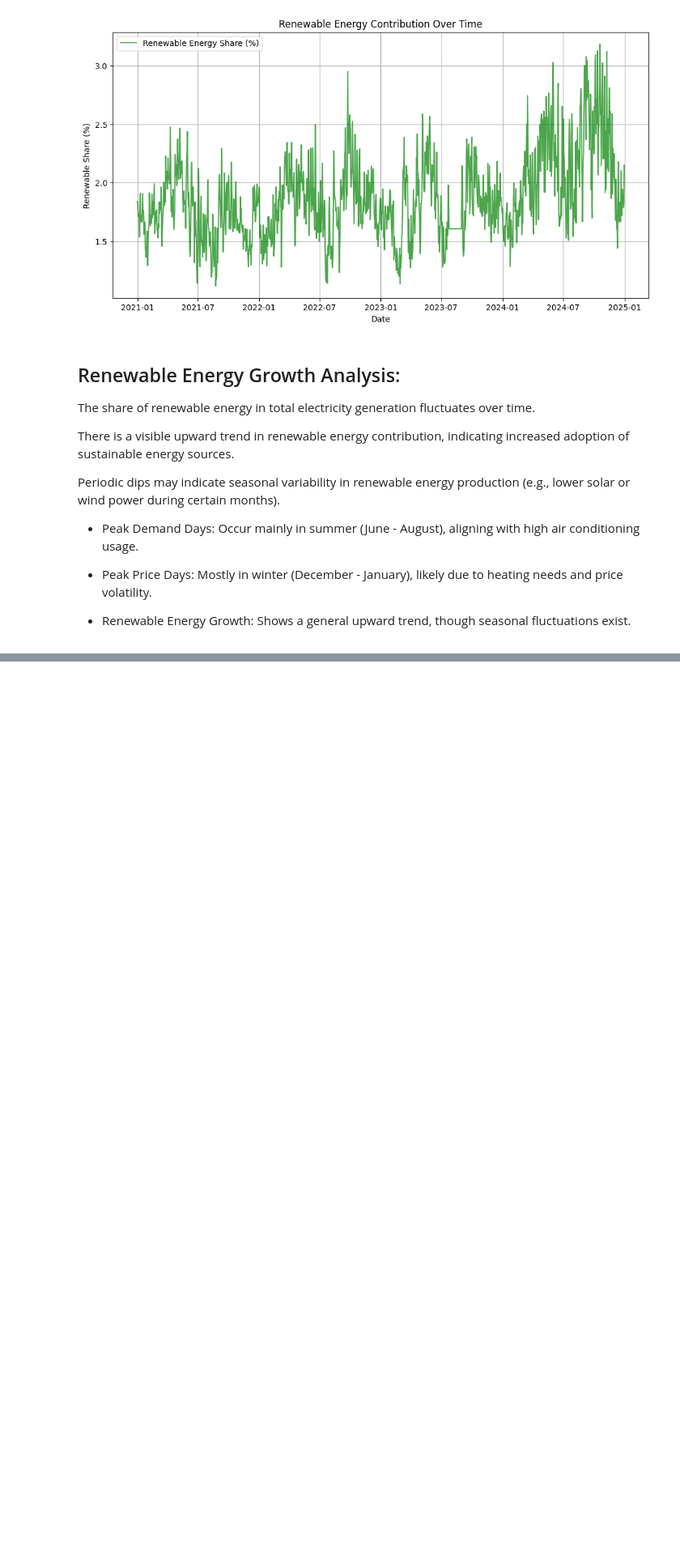
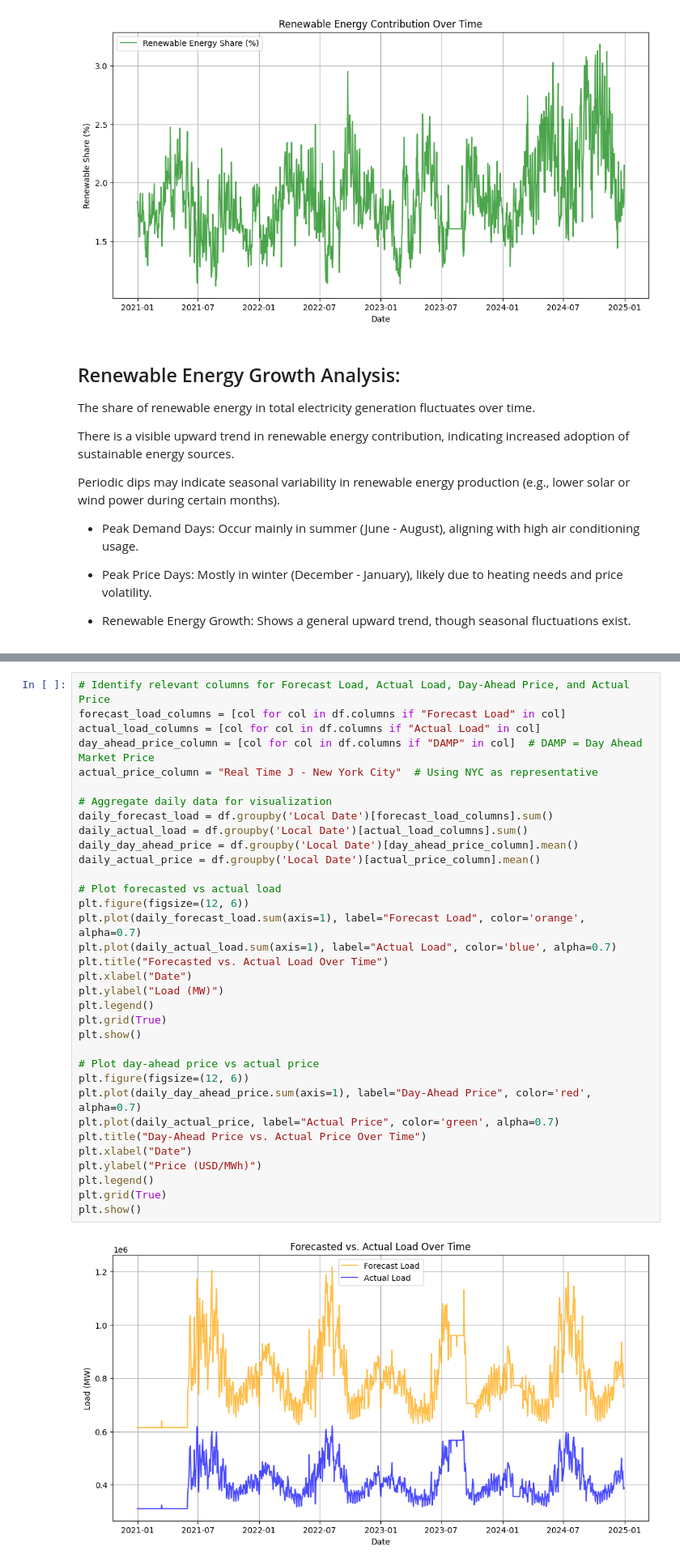
Before and after one commit to forumb94/energypricecode, a Jupyter notebook: maincode.ipynb, the cells around one changed output, grey strips where cells are left out. Shown at 81% size. Cells and saved outputs as stored; diff of their text form; blank space fills up the shorter version.

```diff
--- a/maincode.ipynb
+++ b/maincode.ipynb
@@ -442,0 +545,36 @@ Periodic dips may indicate seasonal variability in renewable energy production (
+# %%
+# Identify relevant columns for Forecast Load, Actual Load, Day-Ahead Price, and Actual Price
+forecast_load_columns = [col for col in df.columns if "Forecast Load" in col]
+actual_load_columns = [col for col in df.columns if "Actual Load" in col]
+day_ahead_price_column = [col for col in df.columns if "DAMP" in col]  # DAMP = Day Ahead Market Price
+actual_price_column = "Real Time J - New York City"  # Using NYC as representative
+
+# Aggregate daily data for visualization
+daily_forecast_load = df.groupby('Local Date')[forecast_load_columns].sum()
+daily_actual_load = df.groupby('Local Date')[actual_load_columns].sum()
+daily_day_ahead_price = df.groupby('Local Date')[day_ahead_price_column].mean()
+daily_actual_price = df.groupby('Local Date')[actual_price_column].mean()
+
+# Plot forecasted vs actual load
+plt.figure(figsize=(12, 6))
+plt.plot(daily_forecast_load.sum(axis=1), label="Forecast Load", color='orange', alpha=0.7)
+plt.plot(daily_actual_load.sum(axis=1), label="Actual Load", color='blue', alpha=0.7)
+plt.title("Forecasted vs. Actual Load Over Time")
+plt.xlabel("Date")
+plt.ylabel("Load (MW)")
+plt.legend()
+plt.grid(True)
+plt.show()
+
+# Plot day-ahead price vs actual price
+plt.figure(figsize=(12, 6))
+plt.plot(daily_day_ahead_price.sum(axis=1), label="Day-Ahead Price", color='red', alpha=0.7)
+plt.plot(daily_actual_price, label="Actual Price", color='green', alpha=0.7)
+plt.title("Day-Ahead Price vs. Actual Price Over Time")
+plt.xlabel("Date")
+plt.ylabel("Price (USD/MWh)")
+plt.legend()
+plt.grid(True)
+plt.show()
+# %% [output]
+[figure, added]
```
Also changed, not shown: parts of 7 cells of this notebook.
